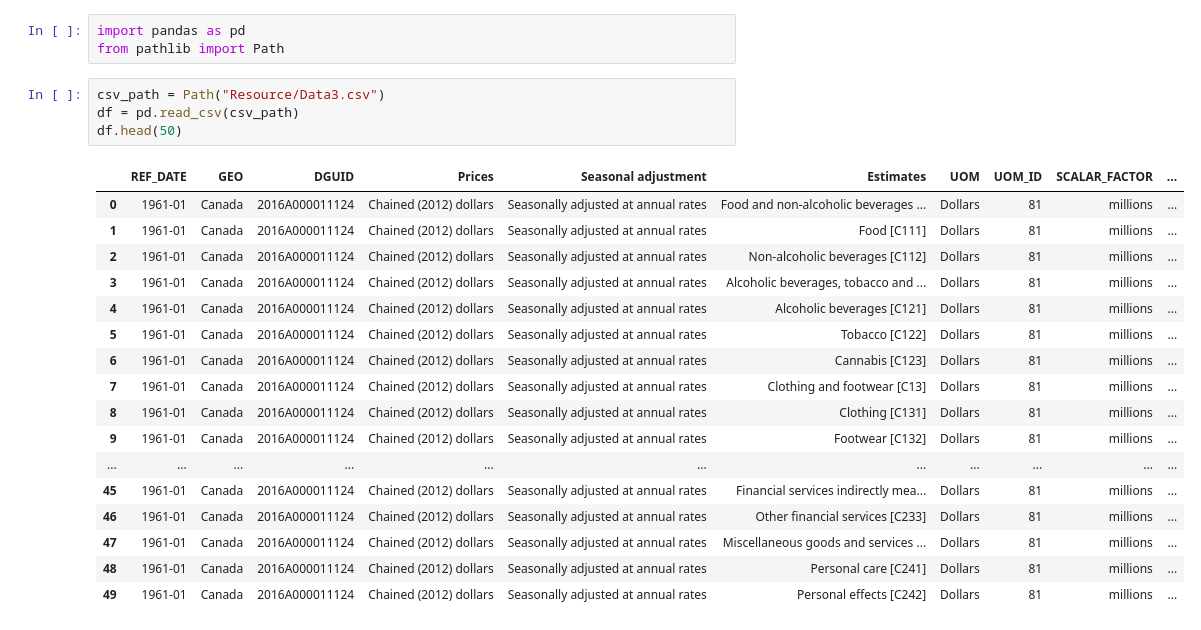
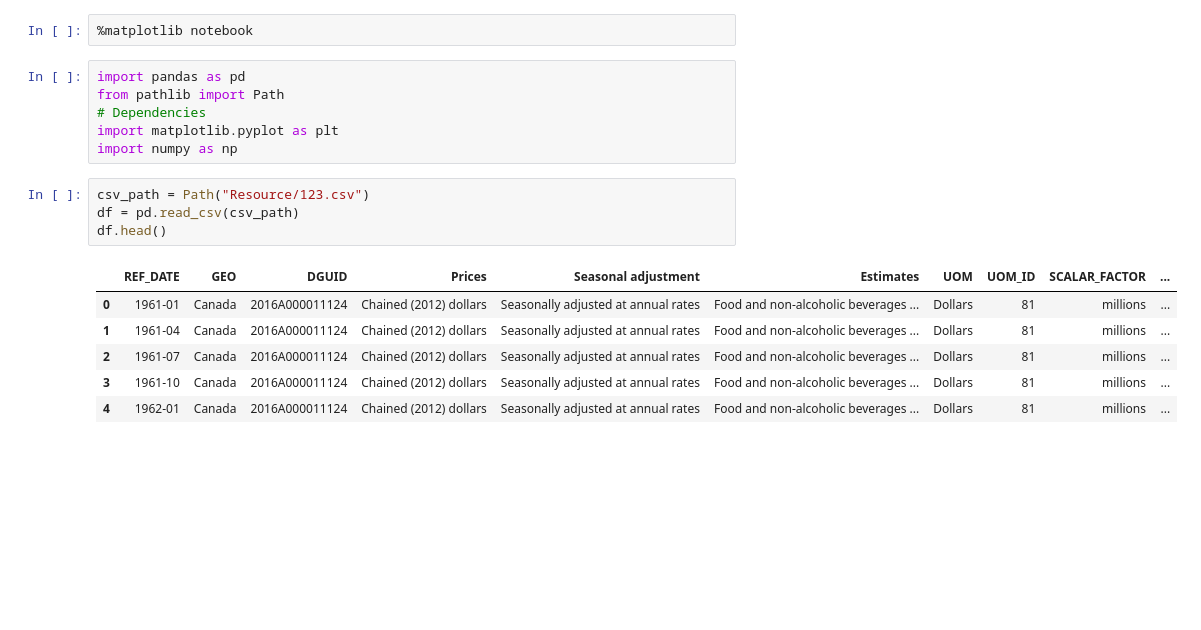
Before and after one commit to zRandgris/project1, a Jupyter notebook: TheProject.ipynb, the cells around one changed output. Cells and saved outputs as stored; diff of their text form; blank space fills up the shorter version.

```diff
--- a/TheProject.ipynb
+++ b/TheProject.ipynb
@@ -1,25 +1,19 @@
+# %%
+%matplotlib notebook
 # %%
 import pandas as pd
 from pathlib import Path
+# Dependencies
+import matplotlib.pyplot as plt
+import numpy as np
 # %%
-csv_path = Path("Resource/Data3.csv")
+csv_path = Path("Resource/123.csv")
 df = pd.read_csv(csv_path)
-df.head(50)
+df.head()
 # %% [output]
 |  | REF_DATE | GEO | DGUID | Prices | Seasonal adjustment | Estimates | UOM | UOM_ID | SCALAR_FACTOR | ... |
 | 0 | 1961-01 | Canada | 2016A000011124 | Chained (2012) dollars | Seasonally adjusted at annual rates | Food and non-alcoholic beverages ... | Dollars | 81 | millions | ... |
-| 1 | 1961-01 | Canada | 2016A000011124 | Chained (2012) dollars | Seasonally adjusted at annual rates | Food [C111] | Dollars | 81 | millions | ... |
-| 2 | 1961-01 | Canada | 2016A000011124 | Chained (2012) dollars | Seasonally adjusted at annual rates | Non-alcoholic beverages [C112] | Dollars | 81 | millions | ... |
-| 3 | 1961-01 | Canada | 2016A000011124 | Chained (2012) dollars | Seasonally adjusted at annual rates | Alcoholic beverages, tobacco and ... | Dollars | 81 | millions | ... |
-| 4 | 1961-01 | Canada | 2016A000011124 | Chained (2012) dollars | Seasonally adjusted at annual rates | Alcoholic beverages [C121] | Dollars | 81 | millions | ... |
-| 5 | 1961-01 | Canada | 2016A000011124 | Chained (2012) dollars | Seasonally adjusted at annual rates | Tobacco [C122] | Dollars | 81 | millions | ... |
-| 6 | 1961-01 | Canada | 2016A000011124 | Chained (2012) dollars | Seasonally adjusted at annual rates | Cannabis [C123] | Dollars | 81 | millions | ... |
-| 7 | 1961-01 | Canada | 2016A000011124 | Chained (2012) dollars | Seasonally adjusted at annual rates | Clothing and footwear [C13] | Dollars | 81 | millions | ... |
-| 8 | 1961-01 | Canada | 2016A000011124 | Chained (2012) dollars | Seasonally adjusted at annual rates | Clothing [C131] | Dollars | 81 | millions | ... |
-| 9 | 1961-01 | Canada | 2016A000011124 | Chained (2012) dollars | Seasonally adjusted at annual rates | Footwear [C132] | Dollars | 81 | millions | ... |
-| ... | ... | ... | ... | ... | ... | ... | ... | ... | ... | ... |
-| 45 | 1961-01 | Canada | 2016A000011124 | Chained (2012) dollars | Seasonally adjusted at annual rates | Financial services indirectly mea... | Dollars | 81 | millions | ... |
-| 46 | 1961-01 | Canada | 2016A000011124 | Chained (2012) dollars | Seasonally adjusted at annual rates | Other financial services [C233] | Dollars | 81 | millions | ... |
-| 47 | 1961-01 | Canada | 2016A000011124 | Chained (2012) dollars | Seasonally adjusted at annual rates | Miscellaneous goods and services ... | Dollars | 81 | millions | ... |
-| 48 | 1961-01 | Canada | 2016A000011124 | Chained (2012) dollars | Seasonally adjusted at annual rates | Personal care [C241] | Dollars | 81 | millions | ... |
-| 49 | 1961-01 | Canada | 2016A000011124 | Chained (2012) dollars | Seasonally adjusted at annual rates | Personal effects [C242] | Dollars | 81 | millions | ... |
+| 1 | 1961-04 | Canada | 2016A000011124 | Chained (2012) dollars | Seasonally adjusted at annual rates | Food and non-alcoholic beverages ... | Dollars | 81 | millions | ... |
+| 2 | 1961-07 | Canada | 2016A000011124 | Chained (2012) dollars | Seasonally adjusted at annual rates | Food and non-alcoholic beverages ... | Dollars | 81 | millions | ... |
+| 3 | 1961-10 | Canada | 2016A000011124 | Chained (2012) dollars | Seasonally adjusted at annual rates | Food and non-alcoholic beverages ... | Dollars | 81 | millions | ... |
+| 4 | 1962-01 | Canada | 2016A000011124 | Chained (2012) dollars | Seasonally adjusted at annual rates | Food and non-alcoholic beverages ... | Dollars | 81 | millions | ... |
```
Also changed, not shown: parts of 57 cells of this notebook, 16 other files.
